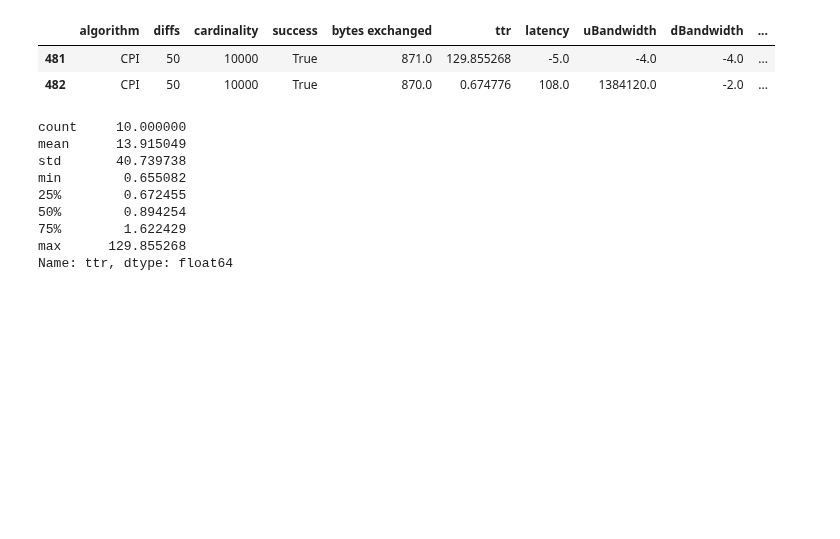
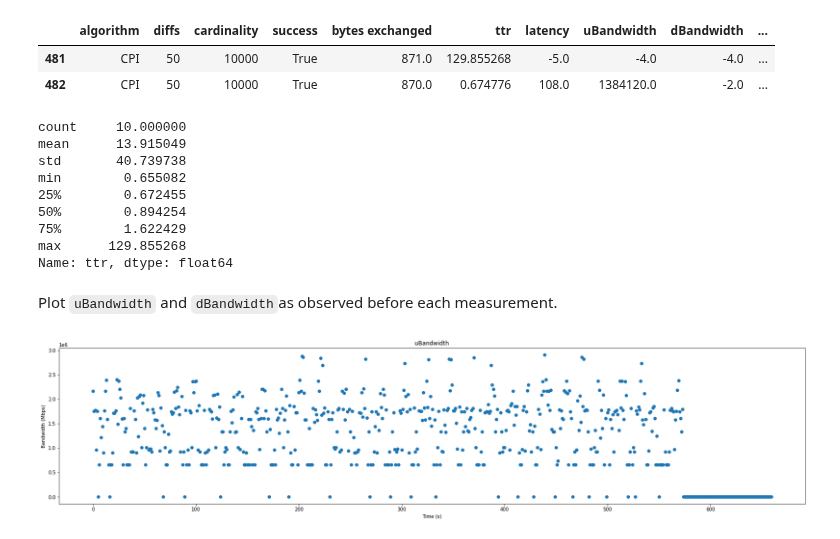
Before and after one commit to nislab/gensync, a Jupyter notebook: run/analysis.ipynb, the cells around one changed output. Cells and saved outputs as stored; diff of their text form; code cells hidden in the pictures; blank space fills up the shorter version.

```diff
--- a/run/analysis.ipynb
+++ b/run/analysis.ipynb
@@ -974,3 +974,19 @@ min        0.655082
 75%        1.622429
 max      129.855268
 Name: ttr, dtype: float64
+# %% [markdown]
+Plot `uBandwidth` and `dBandwidth`as observed before each measurement.
+# %%
+d_1026_2s = d_1026_2s.sort_values('MasurementsStartedAt').reset_index(drop=True)
+# %%
+def plot_bandwidth(df: pd.DataFrame, title='uBandwidth') -> None:
+    plt.figure(figsize=(28, 6))
+    data = df['uBandwidth'] if title.startswith('uB') else df['dBandwidth']
+    plt.plot(data, marker='o', linestyle='')
+    plt.xlabel('Time (s)')
+    plt.ylabel('Bandwidth (Mbps)')
+    plt.title(title)
+# %%
+plot_bandwidth(d_1026_2s, title='uBandwidth')
+# %% [output]
+[figure, added]
```
Also changed, not shown: parts of 3 cells of this notebook, 2 other files.
